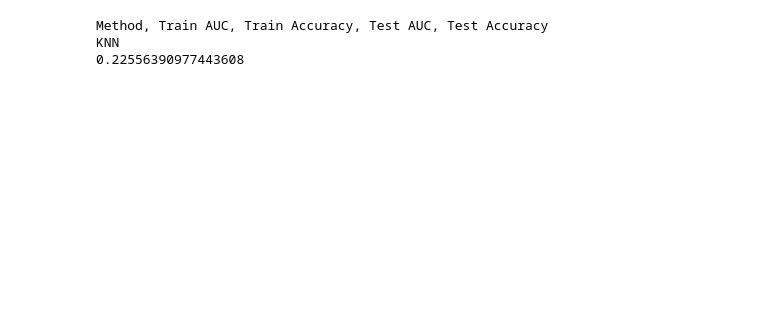
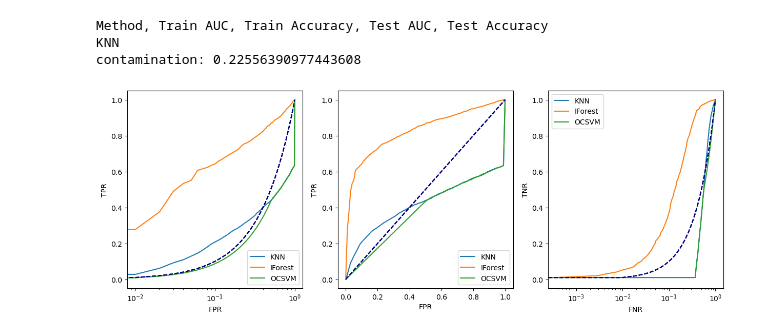
Before and after one commit to CardioMantra/signal-quality-challenge, a Jupyter notebook: outlier_detection.ipynb, the cells around one changed output. Drawn from its saved outputs; the diff is of its cells as text; code cells hidden in the pictures; blank space fills up the shorter version.

Commit message:
outlier working but not autoencoder torch

```diff
--- a/outlier_detection.ipynb
+++ b/outlier_detection.ipynb
@@ -34,8 +34,9 @@ gkf = sklearn.model_selection.GroupKFold(n_splits=5)
 plt.figure(figsize=(15,5))
 
 print('Method, Train AUC, Train Accuracy, Test AUC, Test Accuracy')
-# for method in ['KNN', "IForest", "PCA", "OCSVM", "AutoEncoder"]:
-for method in ['KNN', "IForest", "OCSVM", "AutoEncoder"]:
+# for method in ["AutoEncoder"]: # Autoencoder code changed and not working.
+# for method in ['KNN', "IForest", "OCSVM", "AutoEncoder"]:
+for method in ['KNN', "IForest", "OCSVM"]:
     print(method)
     mean_fpr = np.linspace(0, 1, 100)
     test_accs = []
@@ -55,7 +56,7 @@ for method in ['KNN', "IForest", "OCSVM", "AutoEncoder"]:
         # model.fit(X_train_features_cleaned, y_train)
         # scores = model.predict_proba(X_test_features_cleaned)[:,1]
         contamination = np.sum(y_train==1)/len(y_train)
-        print(contamination)
+        print(f"contamination: {contamination}")
 
         if method == 'IForest':
             model = IForest(n_estimators=1000, max_samples="auto", contamination=contamination, max_features=1.0,
@@ -73,9 +74,18 @@ for method in ['KNN', "IForest", "OCSVM", "AutoEncoder"]:
         elif method == 'AutoEncoder':
             torch.manual_seed(0)
             np.random.seed(0)
-            model = AutoEncoder(hidden_neurons=[32, 32], hidden_activation='relu', batch_norm=True,
-                learning_rate=0.001, epochs=100, batch_size=32, dropout_rate=0.2, weight_decay=1e-05,
-                preprocessing=True, loss_fn=None, contamination=contamination, device=None)
+            optimizer_params = {'weight_decay': 1e-5, 'criterion': None},
+            model = AutoEncoder(hidden_neuron_list=[32, 32],
+                                hidden_activation_name='relu',
+                                batch_norm=True,
+                                lr=0.001,
+                                epoch_num=100,
+                                batch_size=32,
+                                dropout_rate=0.2,
+                                optimizer_params = optimizer_params,
+                                preprocessing=True,
+                                contamination=contamination,
+                                device='cpu')
 
         sys.stdout = open(os.devnull, 'w') # Block print from autoencoder fitting
         model.fit(X_train_features_cleaned)
@@ -102,34 +112,35 @@ for method in ['KNN', "IForest", "OCSVM", "AutoEncoder"]:
     plt.plot(np.linspace(0, 1, 100), np.linspace(0, 1, 100), color="navy", linestyle="--")
     plt.xscale('log');
 
     plt.subplot(1, 3, 2)
     plt.plot(mean_fpr, mean_tpr, label=method)
     plt.xlabel('FPR'); plt.ylabel('TPR'); plt.grid(); plt.legend(loc="lower right")
     plt.plot(np.linspace(0, 1, 100), np.linspace(0, 1, 100), color="navy", linestyle="--")
 
     plt.subplot(1, 3, 3)
     plt.plot(1-mean_tpr, 1-mean_fpr, label=method)
     plt.xlabel('FNR'); plt.ylabel('TNR'); plt.grid(); plt.legend(loc="upper left")
     plt.plot(np.linspace(0, 1, 100), np.linspace(0, 1, 100), color="navy", linestyle="--")
     plt.xscale('log')
 
 #     plt.plot(mean_fpr, mean_tpr, label=method)
     # plt.fill_between(mean_fpr, mean_tpr-std_tpr, mean_tpr+std_tpr, alpha=.2)
     print("{}, {:0.3f} $\pm$ {:0.3f}, {:0.3f} $\pm$ {:0.3f} , {:0.3f} $\pm$ {:0.3f}, {:0.3f} $\pm$ {:0.3f}".format(\
         method, np.mean(test_aucs), np.std(test_aucs), np.mean(test_accs), np.std(test_accs), \
         np.mean(train_aucs), np.std(train_aucs), np.mean(train_accs), np.std(train_accs)))
 plt.subplot(1, 3, 1); plt.grid();
 plt.subplot(1, 3, 2); plt.grid();
 plt.subplot(1, 3, 3); plt.grid();
 plt.show()
 # plt.xlim([0.0, 1.0]); plt.ylim([0.0, 1.0]);
 # plt.xscale('log')
 # plt.xlabel("False Positive Rate"); plt.ylabel("True Positive Rate"); plt.title("Test ROC Curve")
 # plt.legend(loc="lower right"); plt.grid()
 # %% [output]
 Method, Train AUC, Train Accuracy, Test AUC, Test Accuracy
 KNN
-0.22556390977443608
+contamination: 0.22556390977443608
+[figure, added]
 # %%
 import sklearn
 
```
Also changed, not shown: 1 other file.
